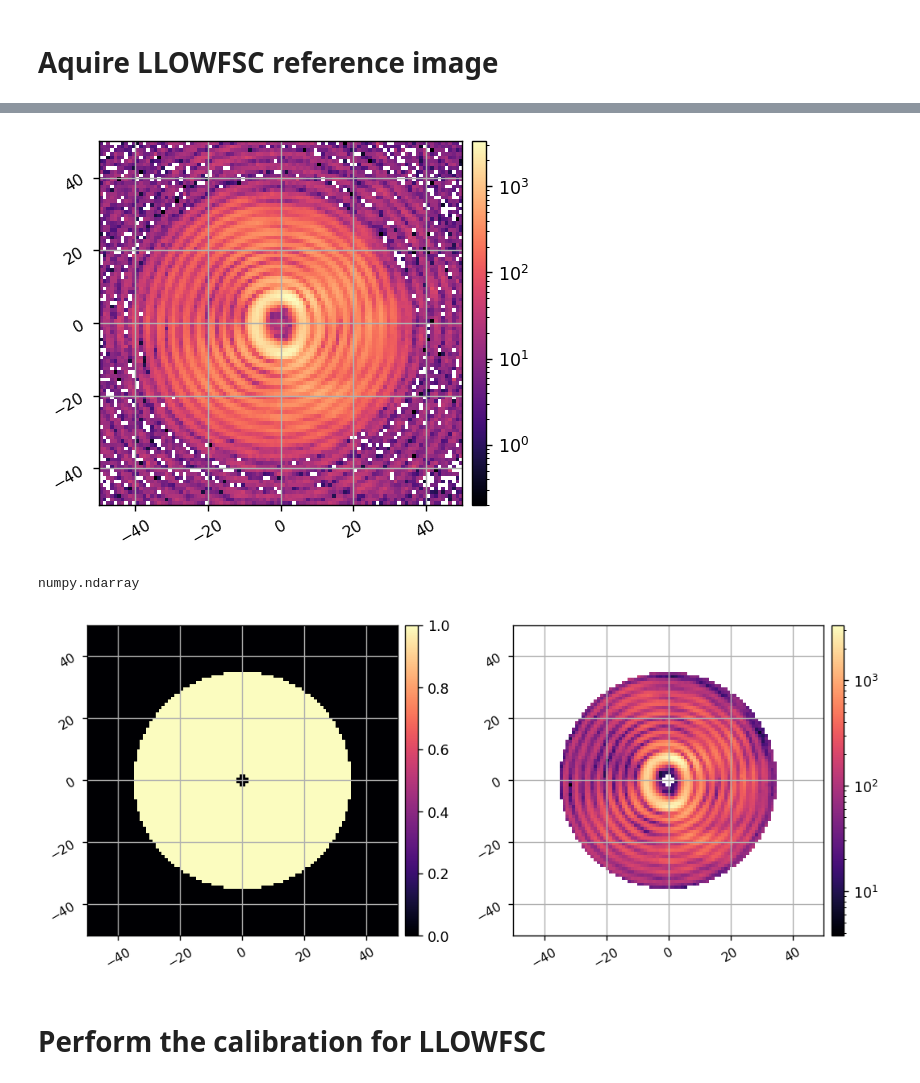
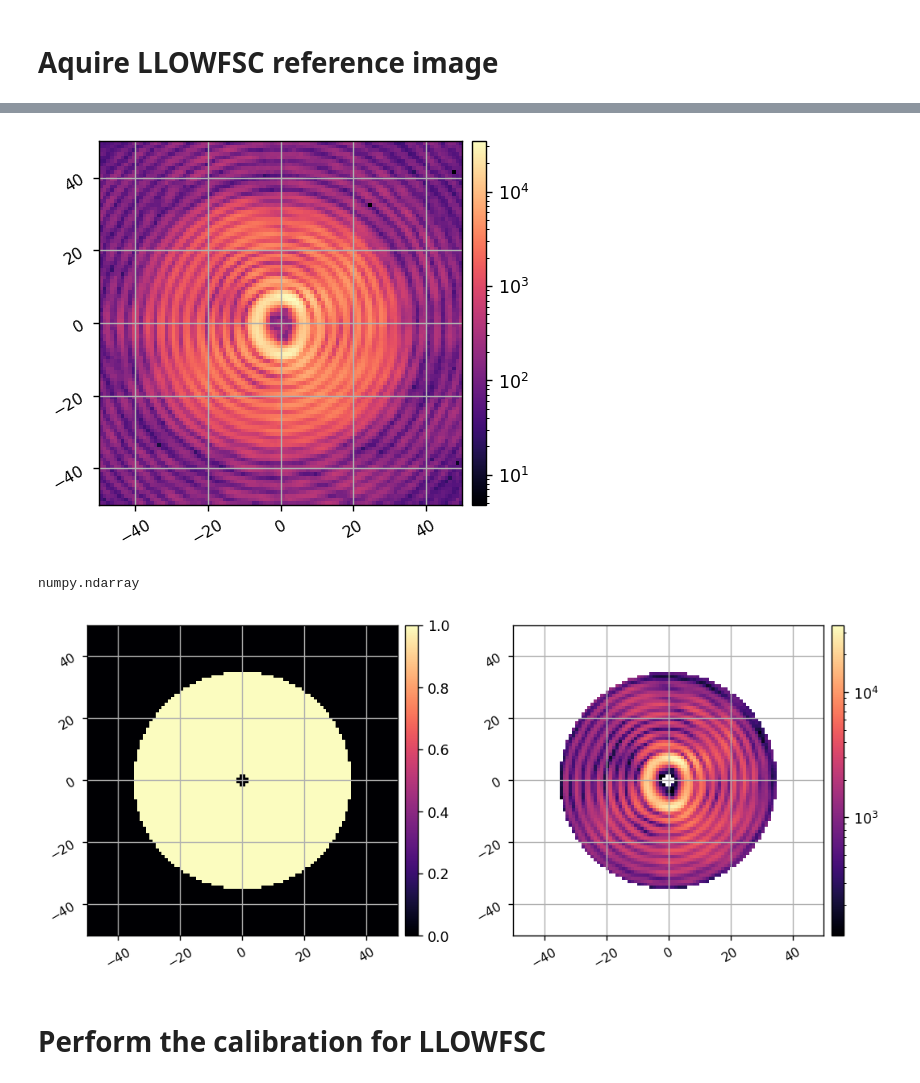
Before and after one commit to uasal/scoob-interface, a Jupyter notebook: notebooks/scoobi_demo_llowfsc.ipynb, the cells around one changed output, grey strips where cells are left out. Cells and saved outputs as stored; diff of their text form; code cells hidden in the pictures.

```diff
--- a/notebooks/scoobi_demo_llowfsc.ipynb
+++ b/notebooks/scoobi_demo_llowfsc.ipynb
@@ -67,22 +67,22 @@ I.df_locam = copy.copy(dark_frame)
 # %%
 I.x_shift_locam = 8
-I.y_shift_locam = 2
+I.y_shift_locam = 3
 I.Nframes_locam = 5
 
 I.att_ref = 0
 I.texp_locam_ref = 0.0001
 I.gain_locam_ref = 120
 
 I.att = 0
 I.texp_locam = 0.0001
 I.gain_locam = 120
 I.return_ni_locam = True
 I.subtract_dark_locam = True
 
 ref_im = I.stack_locam()
 imshow1(ref_im, grid=True, pxscl=1, lognorm=True)
 # %% [output]
-[figure, old version]
+[figure, new version]
 # %%
 type(ref_im)
 # %% [output]
@@ -94,7 +94,7 @@ control_mask = ensure_np_array(lina.utils.create_annular_focal_plane_mask(I.nloc
 
 imshow2(control_mask, ref_im * control_mask, grid=True, pxscl=1, lognorm2=True)
 # %% [output]
-[figure, old version]
+[figure, new version]
 # %% [markdown]
 # Perform the calibration for LLOWFSC
 # %%
```
Also changed, not shown: parts of 2 cells of this notebook, 2 other files.
